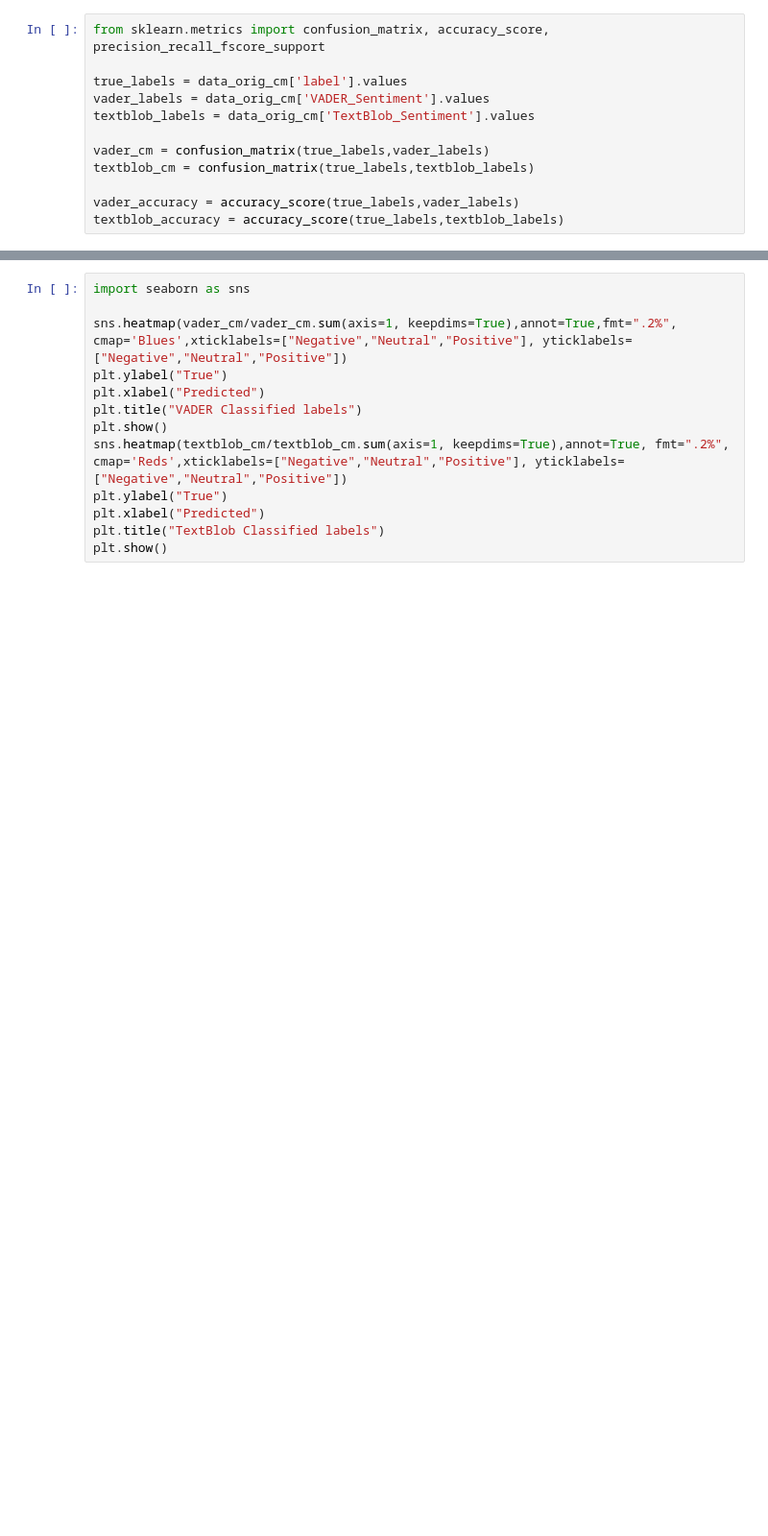
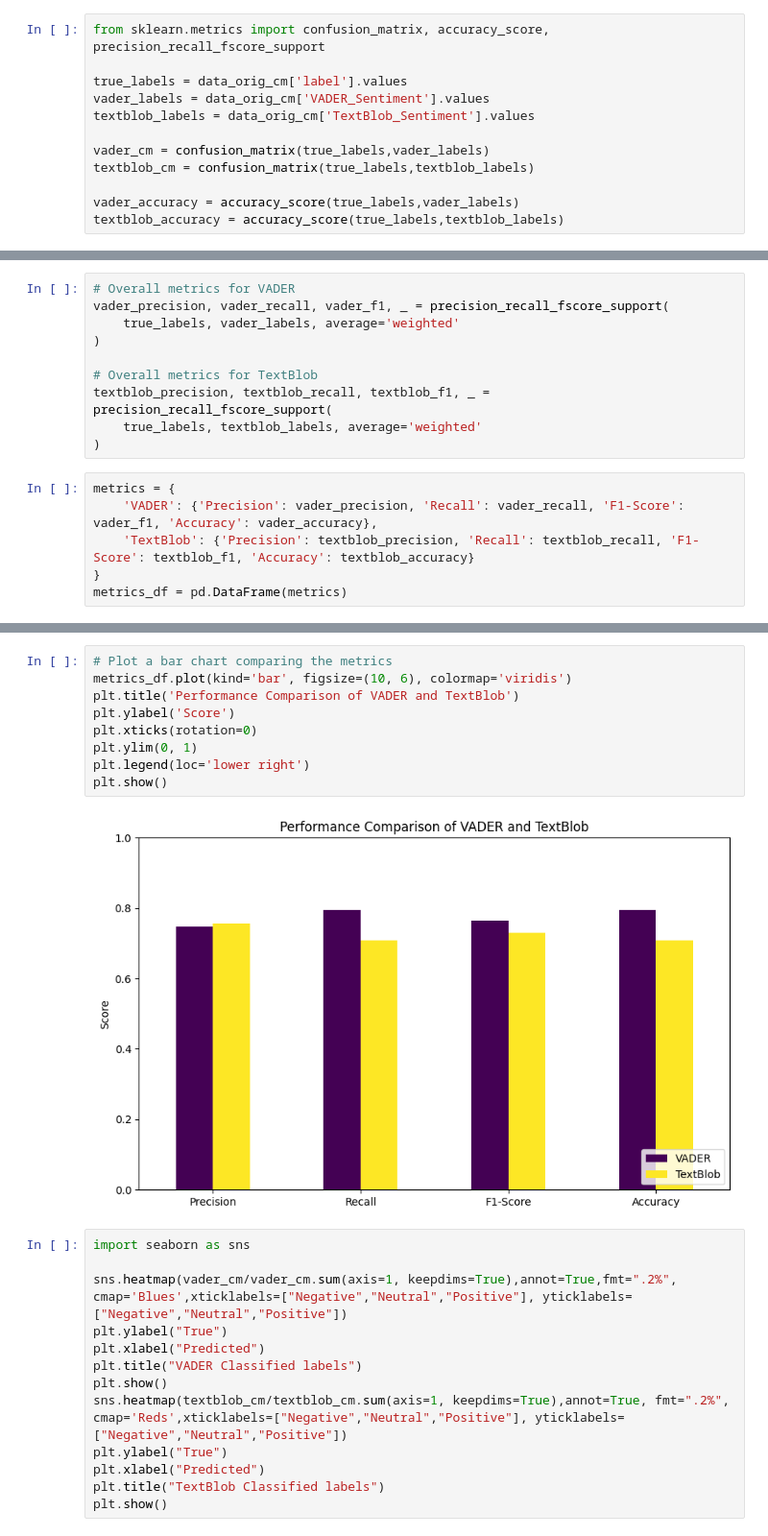
Before and after one commit to emreyurderiportfolio/Portfolio, a Jupyter notebook: Amazon_Reviews_Sentiment_Analysis/Sentiment_Analysis.ipynb, the cells around one changed output, grey strips where cells are left out. Shown at 96% size. Cells and saved outputs as stored; diff of their text form; blank space fills up the shorter version.

```diff
--- a/Amazon_Reviews_Sentiment_Analysis/Sentiment_Analysis.ipynb
+++ b/Amazon_Reviews_Sentiment_Analysis/Sentiment_Analysis.ipynb
@@ -674,0 +682,16 @@ array([[ 253,   25,  228],
+# %%
+# Overall metrics for VADER
+vader_precision, vader_recall, vader_f1, _ = precision_recall_fscore_support(
+    true_labels, vader_labels, average='weighted'
+)
+
+# Overall metrics for TextBlob
+textblob_precision, textblob_recall, textblob_f1, _ = precision_recall_fscore_support(
+    true_labels, textblob_labels, average='weighted'
+)
+# %%
+metrics = {
+    'VADER': {'Precision': vader_precision, 'Recall': vader_recall, 'F1-Score': vader_f1, 'Accuracy': vader_accuracy},
+    'TextBlob': {'Precision': textblob_precision, 'Recall': textblob_recall, 'F1-Score': textblob_f1, 'Accuracy': textblob_accuracy}
+}
+metrics_df = pd.DataFrame(metrics)
@@ -675,3 +706,14 @@ array([[ 253,   25,  228],
+# %%
+# Plot a bar chart comparing the metrics
+metrics_df.plot(kind='bar', figsize=(10, 6), colormap='viridis')
+plt.title('Performance Comparison of VADER and TextBlob')
+plt.ylabel('Score')
+plt.xticks(rotation=0)
+plt.ylim(0, 1)
+plt.legend(loc='lower right')
+plt.show()
+# %% [output]
+[figure, added]
 # %%
 import seaborn as sns
 
```
Also changed, not shown: parts of 20 cells of this notebook.
